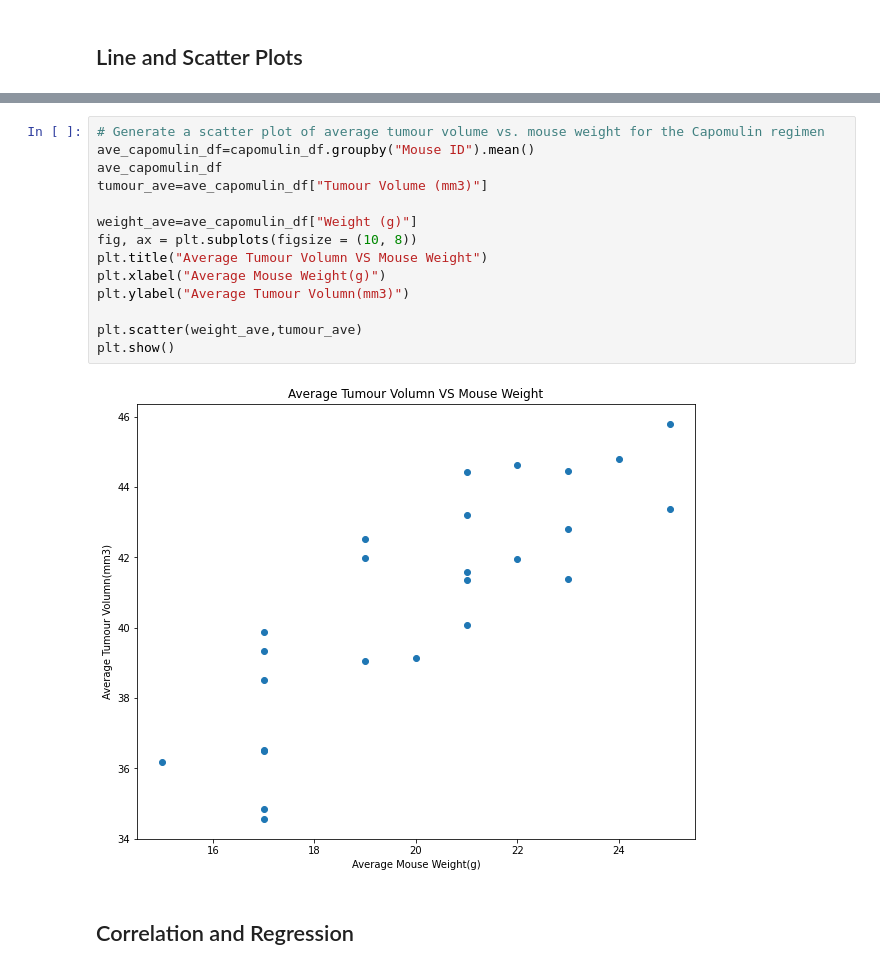
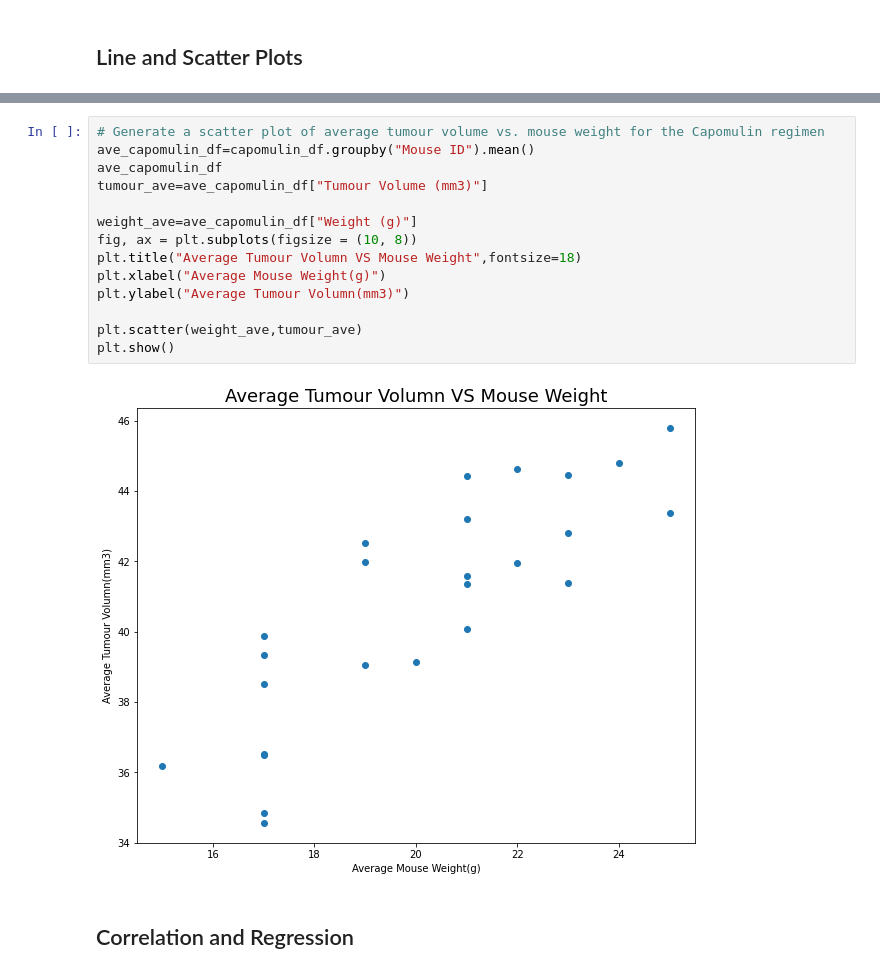
Before and after one commit to yan-ash/matplot_challenge, a Jupyter notebook: pymaceuticals_starter.ipynb, the cells around one changed output, grey strips where cells are left out. Cells and saved outputs as stored; diff of their text form.

```diff
--- a/pymaceuticals_starter.ipynb
+++ b/pymaceuticals_starter.ipynb
@@ -347,19 +347,19 @@ plt.show()
 # %%
 # Generate a scatter plot of average tumour volume vs. mouse weight for the Capomulin regimen
 ave_capomulin_df=capomulin_df.groupby("Mouse ID").mean()
 ave_capomulin_df
 tumour_ave=ave_capomulin_df["Tumour Volume (mm3)"]
 
 weight_ave=ave_capomulin_df["Weight (g)"]
 fig, ax = plt.subplots(figsize = (10, 8))
-plt.title("Average Tumour Volumn VS Mouse Weight")
+plt.title("Average Tumour Volumn VS Mouse Weight",fontsize=18)
 plt.xlabel("Average Mouse Weight(g)")
 plt.ylabel("Average Tumour Volumn(mm3)")
 
 plt.scatter(weight_ave,tumour_ave)
 plt.show()
 # %% [output]
-[figure, old version]
+[figure, new version]
 # %% [markdown]
 ## Correlation and Regression
 # %%
```
Also changed, not shown: parts of 5 cells of this notebook.
